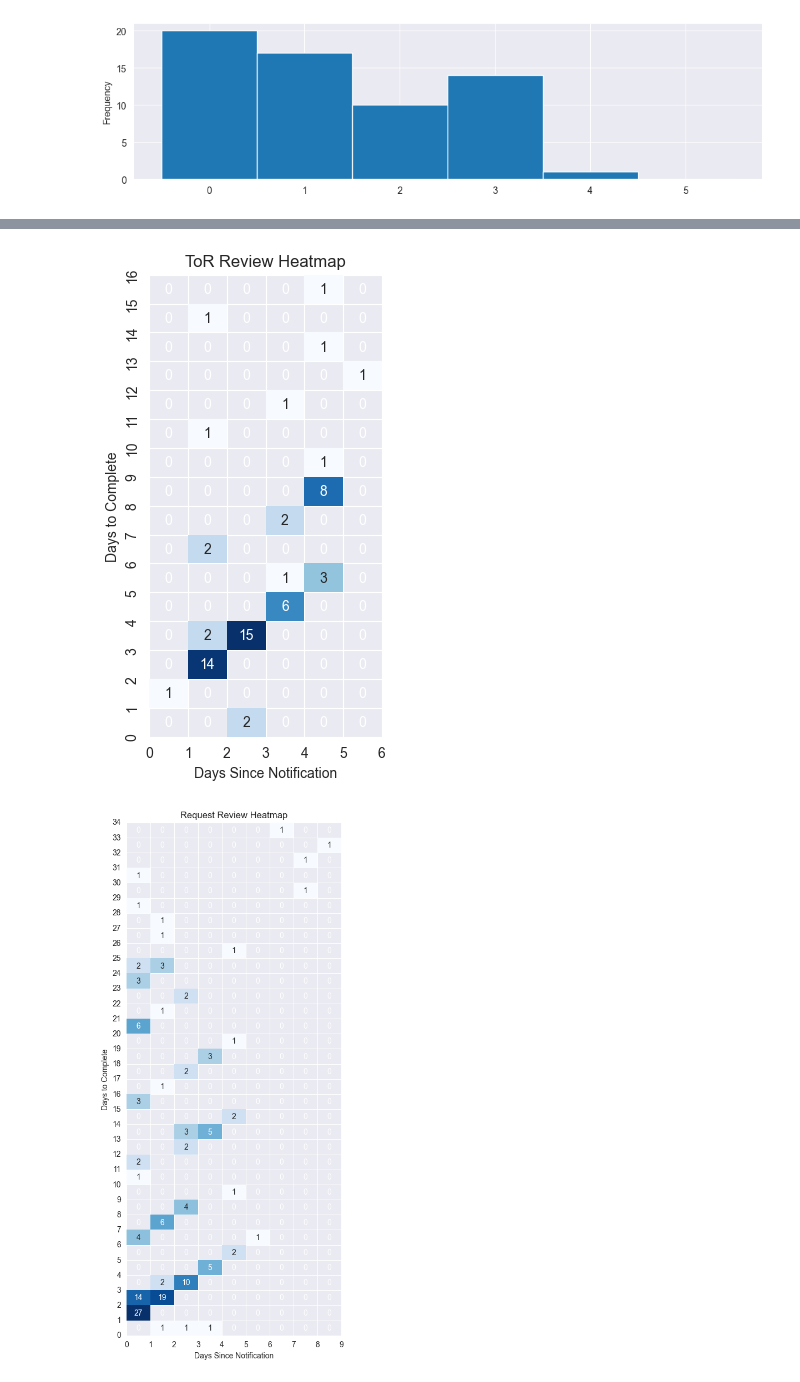
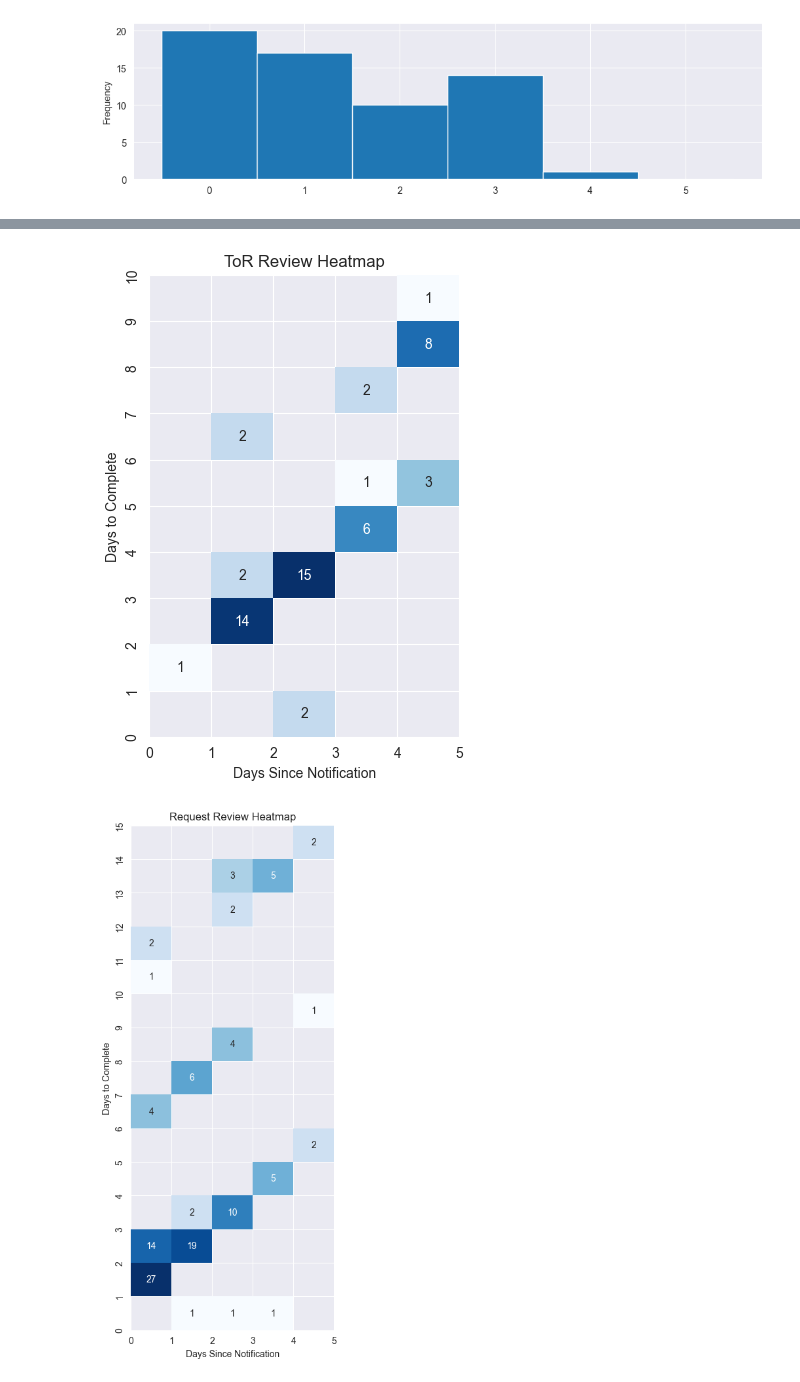
Before and after one commit to KevinCarr42/CSAS-Exploratory-Data-Analysis, a Jupyter notebook: CSAS_reviewers.ipynb, the cells around one changed output, grey strips where cells are left out. Saved outputs shown, nothing was run; the diff lists cells and outputs as text; code cells hidden in the pictures.

Commit message:
more eda for reviewers

```diff
--- a/CSAS_reviewers.ipynb
+++ b/CSAS_reviewers.ipynb
@@ -108,5 +85,5 @@ df_r[(df_r.to_complete>=5) & (df_r.since_notification.notnull())].groupby('since
 # %%
-def plot_review_heatmap(dataframe, name, figsize=(4,8)):
+def plot_review_heatmap(dataframe, name, figsize=(4,8), xlim=5, ylim=15):
     days_to_complete = (dataframe.review_completed - dataframe.review_started).dt.days
     days_since_notification = (dataframe.review_completed - dataframe.reminder_sent).dt.days
 
@@ -114,41 +91,46 @@ def plot_review_heatmap(dataframe, name, figsize=(4,8)):
         'Days to Complete': days_to_complete,
         'Days Since Notification': days_since_notification,
     })
+    heatmap_data = heatmap_data[
+        (heatmap_data['Days to Complete'] < ylim) &
+        (heatmap_data['Days Since Notification'] < xlim)
+    ]
 
     heatmap_pivot = heatmap_data.pivot_table(
         index='Days to Complete',
         columns='Days Since Notification',
         aggfunc='size',
         fill_value=0
     )
-
+    heatmap_pivot = heatmap_pivot.where(heatmap_pivot > 0)
 
     plt.figure(figsize=figsize)
     ax = sns.heatmap(
         heatmap_pivot,
         cmap='Blues',
         annot=True,
         cbar=False,
         fmt='.0f',
         norm=LogNorm()
     )
 
     ax.xaxis.set_major_locator(MultipleLocator(1))
     ax.yaxis.set_major_locator(MultipleLocator(1))
     ax.xaxis.set_major_formatter(FuncFormatter(lambda x, _: f'{x:.0f}'))
     ax.yaxis.set_major_formatter(FuncFormatter(lambda y, _: f'{y:.0f}'))
     ax.invert_yaxis()
 
+
     plt.title(f'{name} Review Heatmap')
     plt.xlabel('Days Since Notification')
     plt.ylabel('Days to Complete')
     plt.show()
 
     plt.show()
 
 
-plot_review_heatmap(tor_reviewers, 'ToR', figsize=(3,6))
-plot_review_heatmap(request_reviewers, 'Request', figsize=(5,12))
+plot_review_heatmap(tor_reviewers, 'ToR', figsize=(4,6))
+plot_review_heatmap(request_reviewers, 'Request', figsize=(4,10), ylim=20)
 # %% [output]
-[figure, old version]
+[figure, new version]
-[figure, old version]
+[figure, new version]
```
Also changed, not shown: parts of 11 cells of this notebook.
